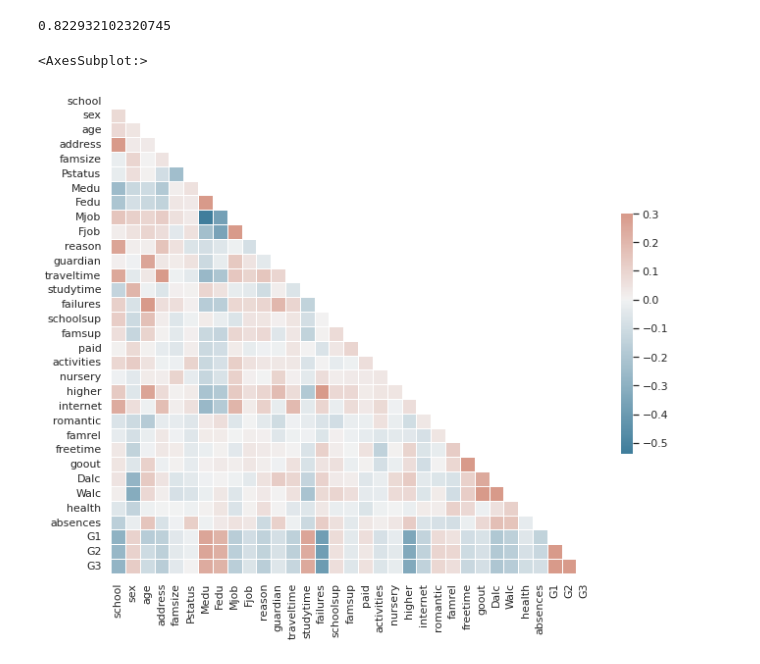
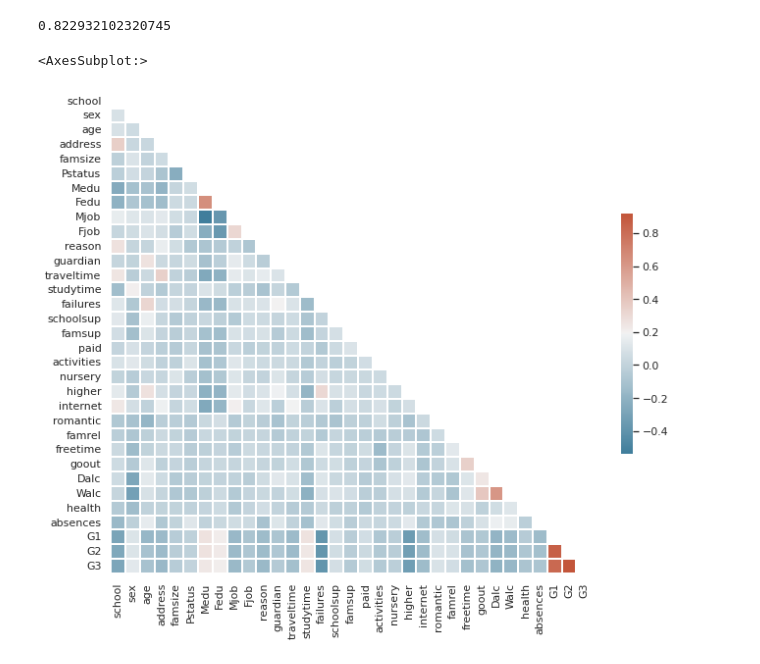
Before and after one commit to luizfysouza/SD201, a Jupyter notebook: Untitled.ipynb, the cells around one changed output. Saved outputs shown, nothing was run; the diff lists cells and outputs as text; code cells hidden in the pictures.

```diff
--- a/Untitled.ipynb
+++ b/Untitled.ipynb
@@ -67,13 +67,13 @@ regr.score(X_test, y_test)
 # %%
 import seaborn as sns
 import matplotlib.pyplot as plt
 corr = data.corr()
 sns.set_theme(style="white")
-mask = np.triu(np.ones_like(corr, dtype=bool))
+mask = np.triu(np.ones_like(corr))
 f, ax = plt.subplots(figsize=(11, 9))
 cmap = sns.diverging_palette(230, 20, as_cmap=True)
-sns.heatmap(corr, mask=mask, cmap=cmap, vmax=.3, center=0,
-            square=True, linewidths=.5, cbar_kws={"shrink": .5})
+sns.heatmap(corr, mask=mask, cmap=cmap,
+            square=True, linewidths=2, cbar_kws={"shrink": .5})
 # %% [output]
 <AxesSubplot:>
-[figure, old version]
+[figure, new version]
```
Also changed, not shown: parts of 1 cell of this notebook.
